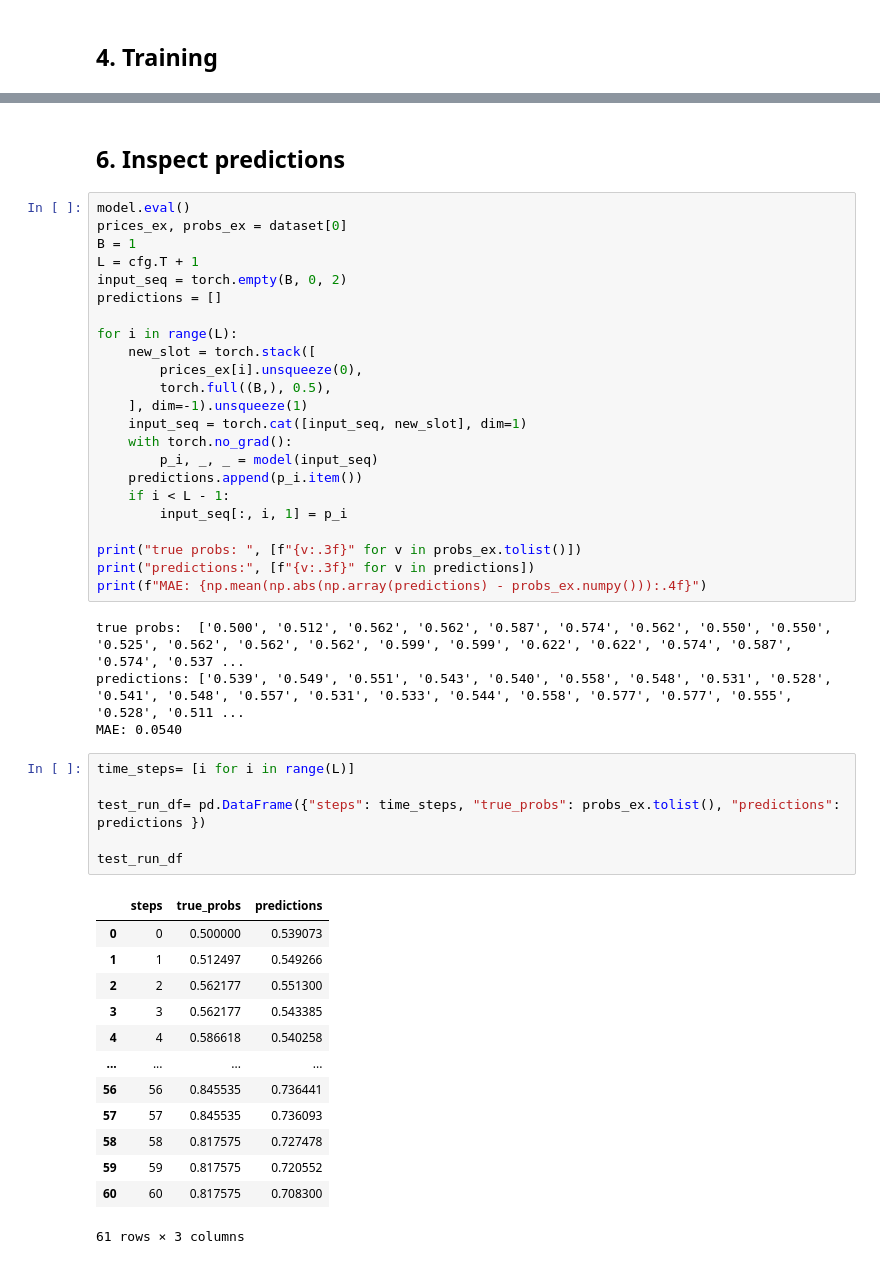
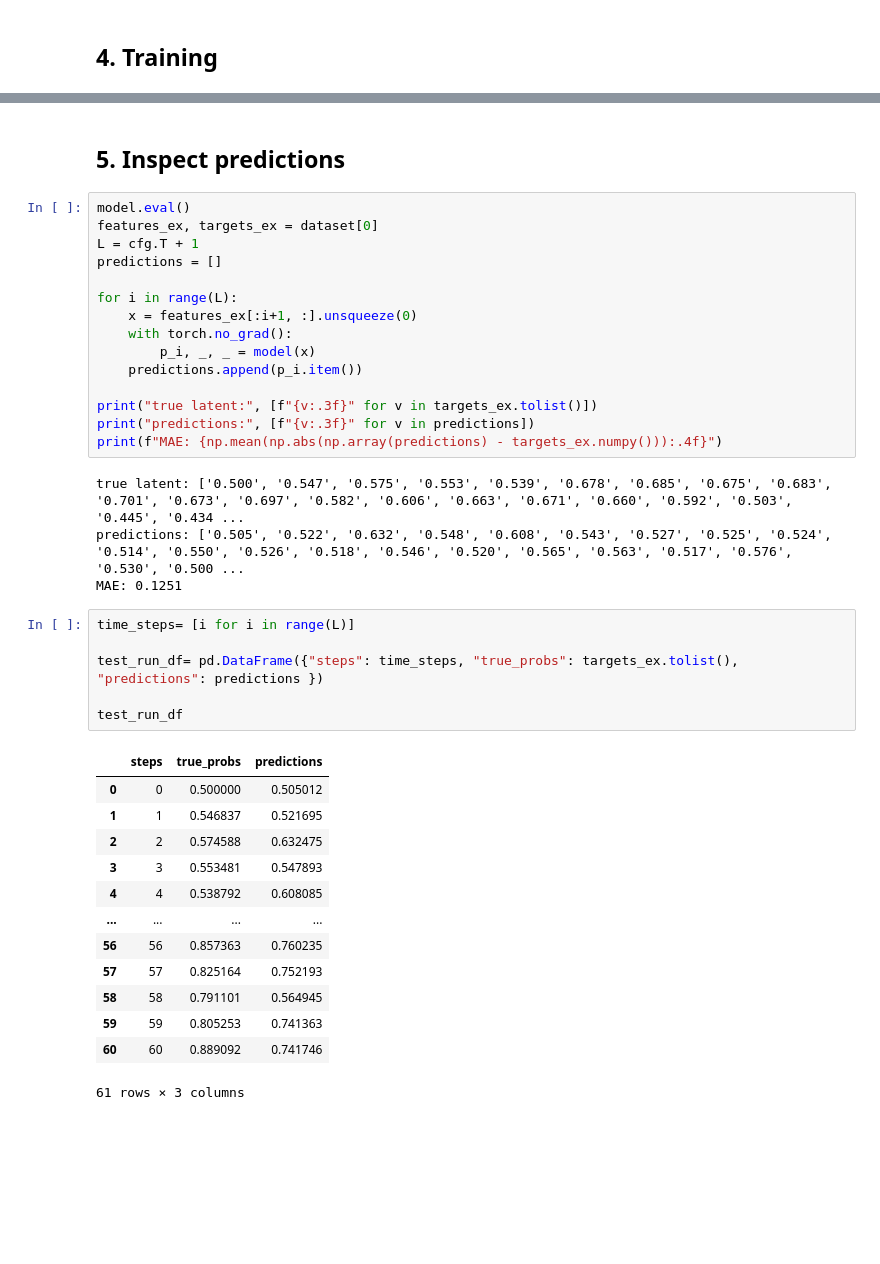
Before and after one commit to tomiadewusi/deep-belief-betting, a Jupyter notebook: notebooks/model_notebook.ipynb, the cells around one changed output, grey strips where cells are left out. Saved outputs shown, nothing was run; the diff lists cells and outputs as text; blank space fills up the shorter version.

```diff
--- a/notebooks/model_notebook.ipynb
+++ b/notebooks/model_notebook.ipynb
@@ -137,51 +144,43 @@ ModuleNotFoundError: No module named 'data'
 # %% [markdown]
-## 6. Inspect predictions
+## 5. Inspect predictions
 # %%
 model.eval()
-prices_ex, probs_ex = dataset[0]
-B = 1
+features_ex, targets_ex = dataset[0]
 L = cfg.T + 1
-input_seq = torch.empty(B, 0, 2)
 predictions = []
 
 for i in range(L):
-    new_slot = torch.stack([
-        prices_ex[i].unsqueeze(0),
-        torch.full((B,), 0.5),
-    ], dim=-1).unsqueeze(1)
-    input_seq = torch.cat([input_seq, new_slot], dim=1)
+    x = features_ex[:i+1, :].unsqueeze(0)
     with torch.no_grad():
-        p_i, _, _ = model(input_seq)
+        p_i, _, _ = model(x)
     predictions.append(p_i.item())
-    if i < L - 1:
-        input_seq[:, i, 1] = p_i
 
-print("true probs: ", [f"{v:.3f}" for v in probs_ex.tolist()])
+print("true latent:", [f"{v:.3f}" for v in targets_ex.tolist()])
 print("predictions:", [f"{v:.3f}" for v in predictions])
-print(f"MAE: {np.mean(np.abs(np.array(predictions) - probs_ex.numpy())):.4f}")
+print(f"MAE: {np.mean(np.abs(np.array(predictions) - targets_ex.numpy())):.4f}")
 # %% [output]
-true probs:  ['0.500', '0.512', '0.562', '0.562', '0.587', '0.574', '0.562', '0.550', '0.550', '0.525', '0.562', '0.562', '0.562', '0.599', '0.599', '0.622', '0.622', '0.574', '0.587', '0.574', '0.537 ...
-predictions: ['0.539', '0.549', '0.551', '0.543', '0.540', '0.558', '0.548', '0.531', '0.528', '0.541', '0.548', '0.557', '0.531', '0.533', '0.544', '0.558', '0.577', '0.577', '0.555', '0.528', '0.511 ...
-MAE: 0.0540
+true latent: ['0.500', '0.547', '0.575', '0.553', '0.539', '0.678', '0.685', '0.675', '0.683', '0.701', '0.673', '0.697', '0.582', '0.606', '0.663', '0.671', '0.660', '0.592', '0.503', '0.445', '0.434 ...
+predictions: ['0.505', '0.522', '0.632', '0.548', '0.608', '0.543', '0.527', '0.525', '0.524', '0.514', '0.550', '0.526', '0.518', '0.546', '0.520', '0.565', '0.563', '0.517', '0.576', '0.530', '0.500 ...
+MAE: 0.1251
 # %%
 time_steps= [i for i in range(L)]
 
-test_run_df= pd.DataFrame({"steps": time_steps, "true_probs": probs_ex.tolist(), "predictions": predictions })
+test_run_df= pd.DataFrame({"steps": time_steps, "true_probs": targets_ex.tolist(), "predictions": predictions })
 
 test_run_df
 # %% [output]
 |  | steps | true_probs | predictions |
-| 0 | 0 | 0.500000 | 0.539073 |
-| 1 | 1 | 0.512497 | 0.549266 |
-| 2 | 2 | 0.562177 | 0.551300 |
-| 3 | 3 | 0.562177 | 0.543385 |
-| 4 | 4 | 0.586618 | 0.540258 |
+| 0 | 0 | 0.500000 | 0.505012 |
+| 1 | 1 | 0.546837 | 0.521695 |
+| 2 | 2 | 0.574588 | 0.632475 |
+| 3 | 3 | 0.553481 | 0.547893 |
+| 4 | 4 | 0.538792 | 0.608085 |
 | ... | ... | ... | ... |
-| 56 | 56 | 0.845535 | 0.736441 |
-| 57 | 57 | 0.845535 | 0.736093 |
-| 58 | 58 | 0.817575 | 0.727478 |
-| 59 | 59 | 0.817575 | 0.720552 |
-| 60 | 60 | 0.817575 | 0.708300 |
+| 56 | 56 | 0.857363 | 0.760235 |
+| 57 | 57 | 0.825164 | 0.752193 |
+| 58 | 58 | 0.791101 | 0.564945 |
+| 59 | 59 | 0.805253 | 0.741363 |
+| 60 | 60 | 0.889092 | 0.741746 |
 61 rows × 3 columns
 # %%
 plt.figure(figsize=(10, 6))
```
Also changed, not shown: parts of 9 cells of this notebook, 11 other files.
